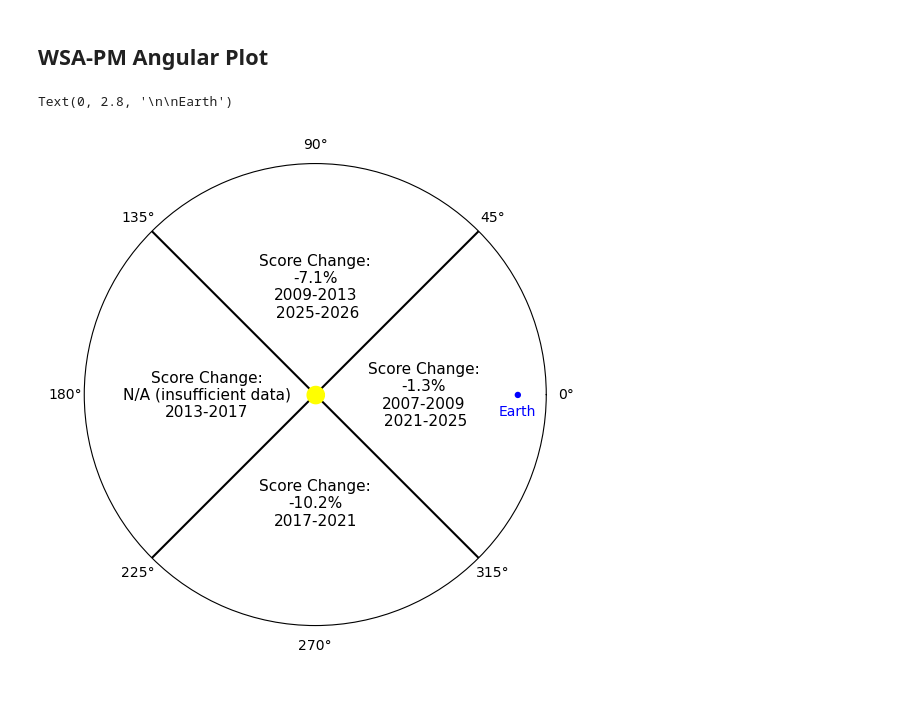
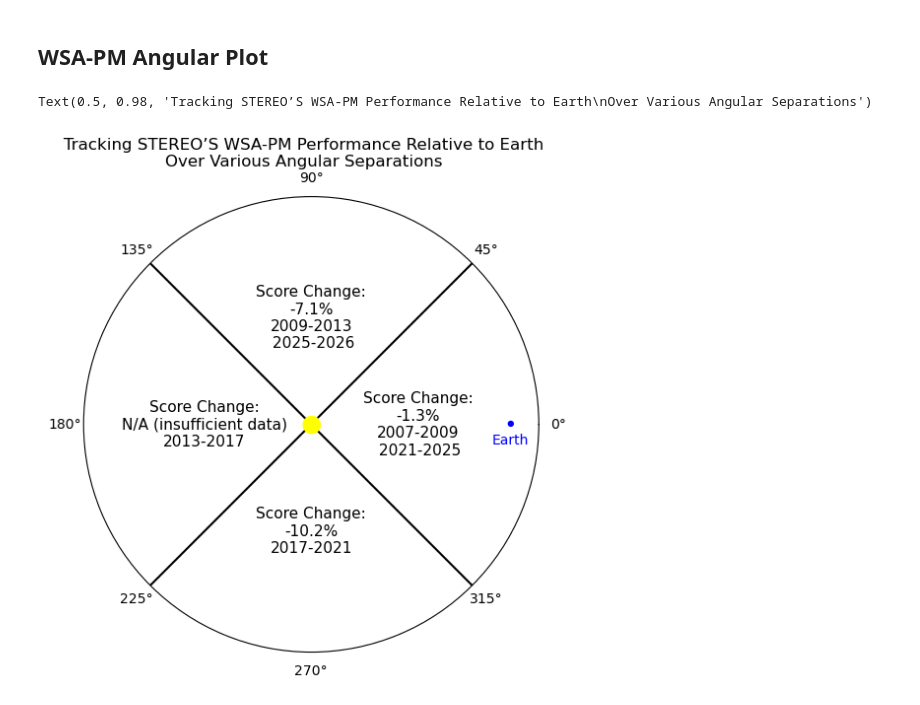
Before and after one commit to ddasilva/Mars_L1_Stereo_Analysis, a Jupyter notebook: New Analysis.ipynb, the cells around one changed output. Saved outputs shown, nothing was run; the diff lists cells and outputs as text; code cells hidden in the pictures.

```diff
--- a/New Analysis.ipynb
+++ b/New Analysis.ipynb
@@ -573,32 +574,34 @@ for i, (a, b) in enumerate(regions):
     if err_earth and not np.isnan(err_earth) and err_earth != 0:
         rel_err = f'{100 * (err_stereo / err_earth - 1):.1f}%'
     else:
         rel_err = np.nan
 
     if i == 1:
         rel_err = 'N/A (insufficient data)'
 
     # Get the years specific to this region
     stereo_years = sorted(set(region_stereo['juldate'].dt.year)) # Faster pandas way if juldate is datetime64
     year_labels = format_year_ranges(stereo_years).replace(",", "\n")
     # Plotting
     ax.text(np.deg2rad(a_deg + b_deg) / 2, 1.5, f'Score Change:\n{rel_err}\n{year_labels}',
             fontsize=11, ha='center', va='center')
     ax.plot([np.deg2rad(a_deg), np.deg2rad(a_deg)], [0, 3.2], 'k-')
 
     ax.grid(False)
     tmp += mask.sum()
     ax.set_rticks([])
 
 ax.set_rlim(0, 3.2)
 
 # Plot the sun
 theta = np.linspace(0, 2 * np.pi, 100)
 radius = np.full_like(theta, .1)
 ax.fill_between(theta, 0, radius, color='yellow', linewidth=3, zorder=999)
 
 ax.text(0, 2.8, '⚫', color='blue', ha='center', va='center')
 ax.text(0, 2.8, '\n\nEarth', color='blue', ha='center', va='center')
+
+fig.suptitle('Tracking STEREO’S WSA-PM Performance Relative to Earth\nOver Various Angular Separations')
 # %% [output]
-Text(0, 2.8, '\n\nEarth')
+Text(0.5, 0.98, 'Tracking STEREO’S WSA-PM Performance Relative to Earth\nOver Various Angular Separations')
-[figure, old version]
+[figure, new version]
```
Also changed, not shown: parts of 1 cell of this notebook.
